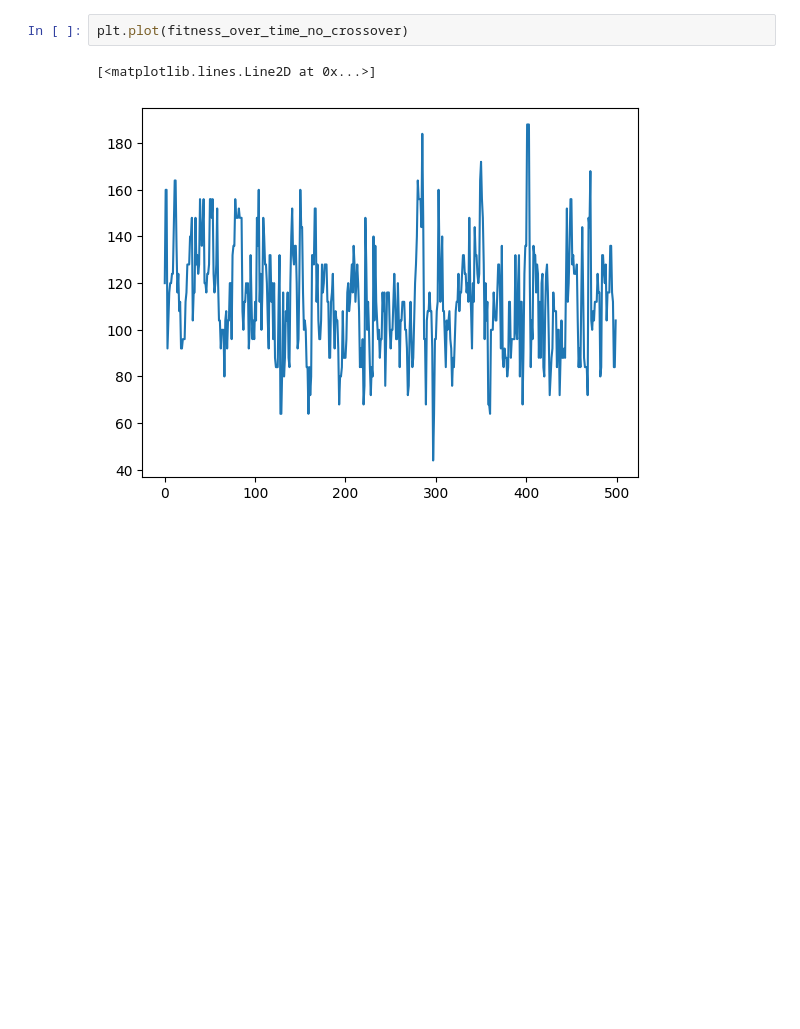
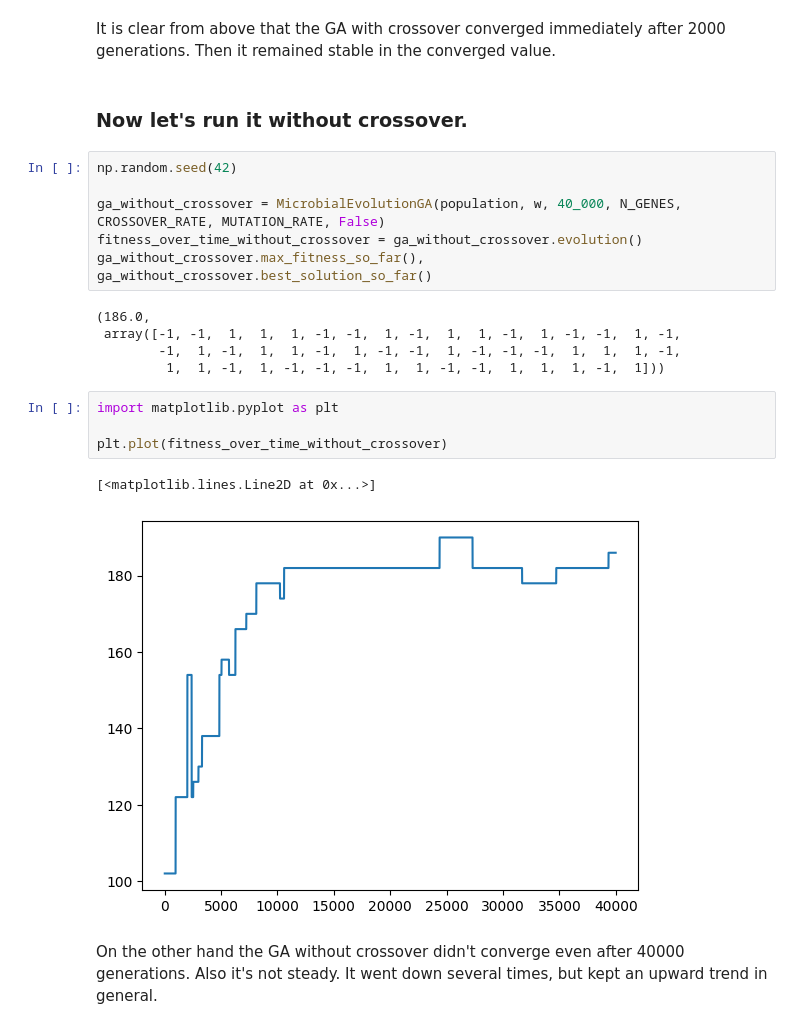
Before and after one commit to ashfaq1701/microbial-genetic-algorithm, a Jupyter notebook: microbial-ga-problem.ipynb, the cells around one changed output. Drawn from its saved outputs; the diff is of its cells as text; blank space fills up the shorter version.

```diff
--- a/microbial-ga-problem.ipynb
+++ b/microbial-ga-problem.ipynb
@@ -106,5 +225,24 @@ fitness_over_time_no_crossover = ga_solution(population, True, False, 500, mutat
-# %%
-plt.plot(fitness_over_time_no_crossover)
-# %% [output]
-[<matplotlib.lines.Line2D at 0x...>]
-[figure, removed]
+# %% [markdown]
+It is clear from above that the GA with crossover converged immediately after 2000 generations. Then it remained stable in the converged value.
+# %% [markdown]
+### Now let's run it without crossover.
+# %%
+np.random.seed(42)
+
+ga_without_crossover = MicrobialEvolutionGA(population, w, 40_000, N_GENES, CROSSOVER_RATE, MUTATION_RATE, False)
+fitness_over_time_without_crossover = ga_without_crossover.evolution()
+ga_without_crossover.max_fitness_so_far(), ga_without_crossover.best_solution_so_far()
+# %% [output]
+(186.0,
+ array([-1, -1,  1,  1,  1, -1, -1,  1, -1,  1,  1, -1,  1, -1, -1,  1, -1,
+        -1,  1, -1,  1,  1, -1,  1, -1, -1,  1, -1, -1, -1,  1,  1,  1, -1,
+         1,  1, -1,  1, -1, -1, -1,  1,  1, -1, -1,  1,  1,  1, -1,  1]))
+# %%
+import matplotlib.pyplot as plt
+
+plt.plot(fitness_over_time_without_crossover)
+# %% [output]
+[<matplotlib.lines.Line2D at 0x...>]
+[figure, added]
+# %% [markdown]
+On the other hand the GA without crossover didn't converge even after 40000 generations. Also it's not steady. It went down several times, but kept an upward trend in general.
```
Also changed, not shown: parts of 15 cells of this notebook, 1 other file.
